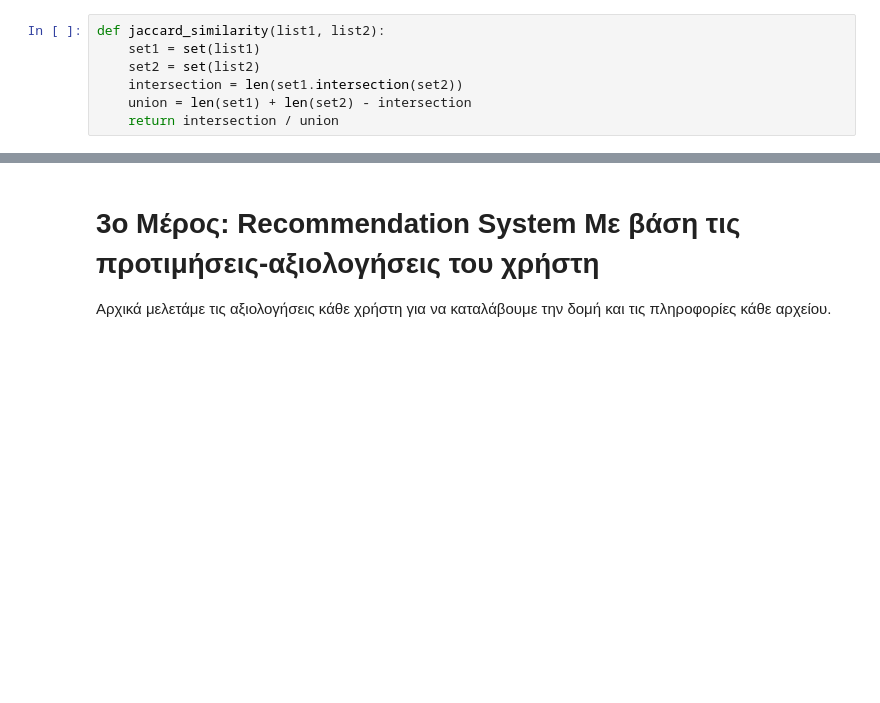
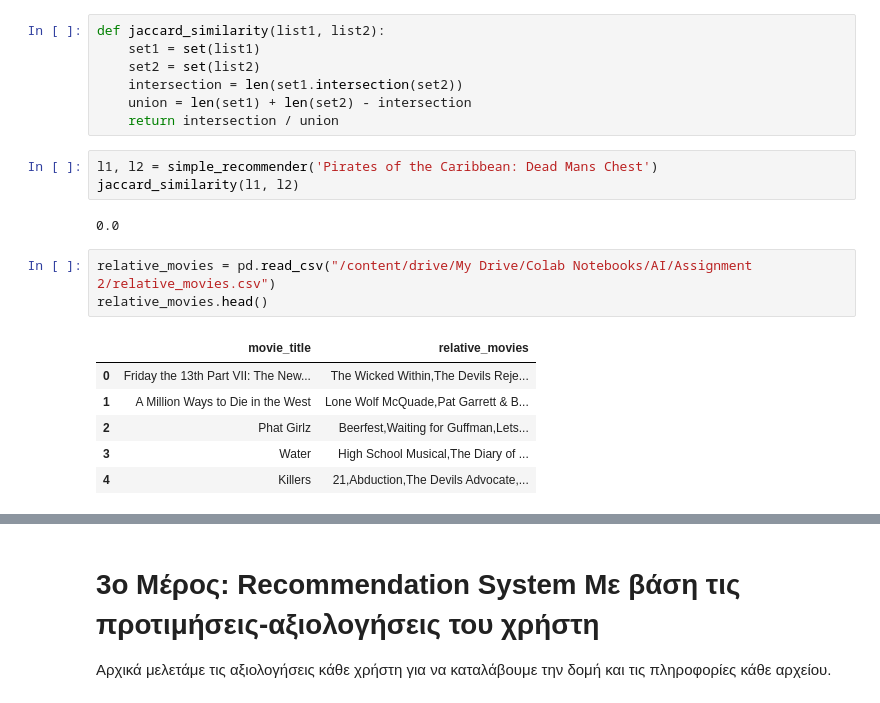
Before and after one commit to georgeaidinis/NTUA, a Jupyter notebook: AI/Assignment 2/AI_ex2.ipynb, the cells around one changed output, grey strips where cells are left out. Saved outputs shown, nothing was run; the diff lists cells and outputs as text; blank space fills up the shorter version.

```diff
--- a/AI/Assignment 2/AI_ex2.ipynb
+++ b/AI/Assignment 2/AI_ex2.ipynb
@@ -314,3 +540,18 @@ def jaccard_similarity(list1, list2):
     intersection = len(set1.intersection(set2))
     union = len(set1) + len(set2) - intersection
     return intersection / union
+# %%
+l1, l2 = simple_recommender('Pirates of the Caribbean: Dead Mans Chest')
+jaccard_similarity(l1, l2)
+# %% [output]
+0.0
+# %%
+relative_movies = pd.read_csv("/content/drive/My Drive/Colab Notebooks/AI/Assignment 2/relative_movies.csv")
+relative_movies.head()
+# %% [output]
+|  | movie_title | relative_movies |
+| 0 | Friday the 13th Part VII: The New... | The Wicked Within,The Devils Reje... |
+| 1 | A Million Ways to Die in the West | Lone Wolf McQuade,Pat Garrett & B... |
+| 2 | Phat Girlz | Beerfest,Waiting for Guffman,Lets... |
+| 3 | Water | High School Musical,The Diary of ... |
+| 4 | Killers | 21,Abduction,The Devils Advocate,... |
```
Also changed, not shown: parts of 30 cells of this notebook.
